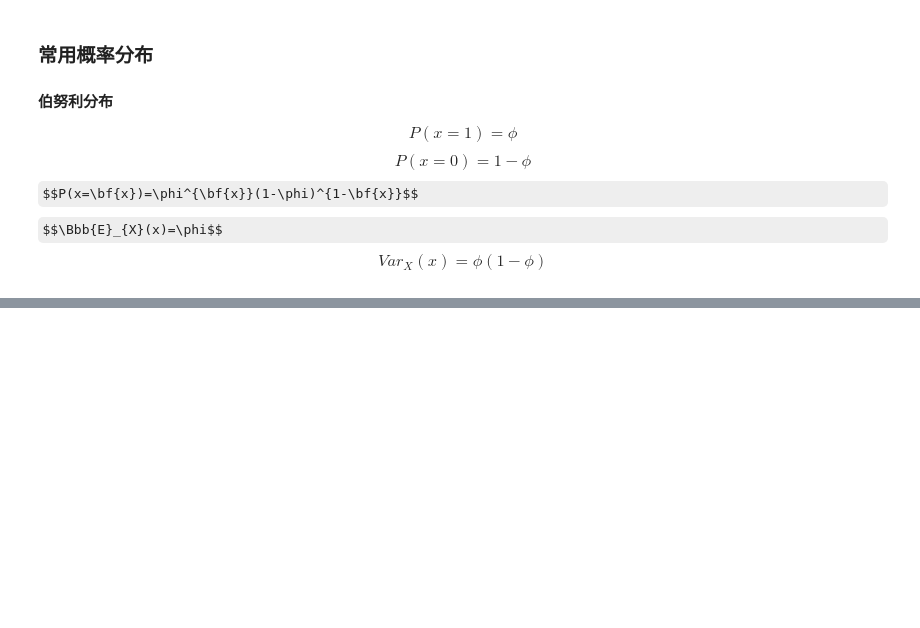
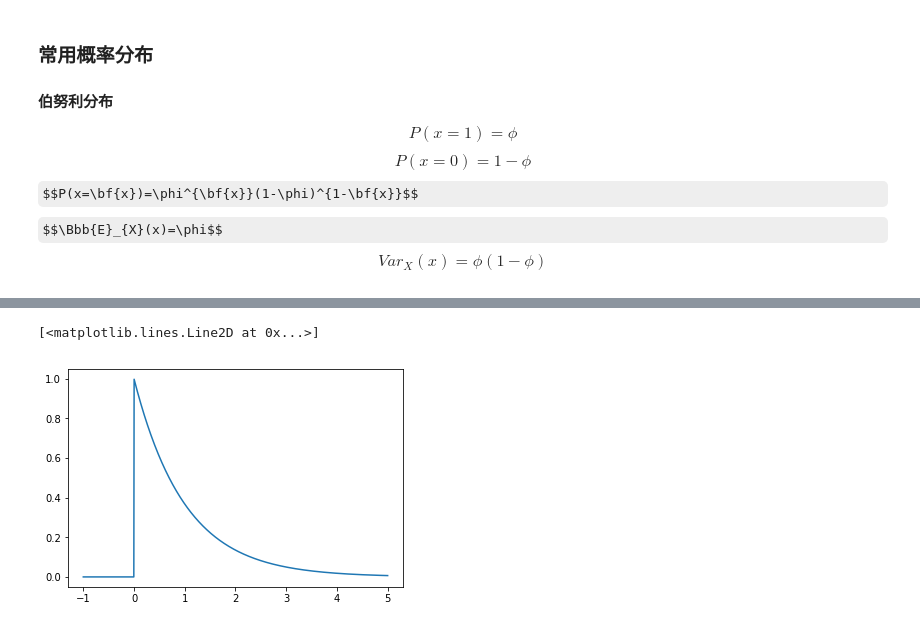
Before and after one commit to wangyingsm/tech-blog, a Jupyter notebook: notes/DLBible/episode2.ipynb, the cells around one changed output, grey strips where cells are left out. Drawn from its saved outputs; the diff is of its cells as text; code cells hidden in the pictures; some formulas as TeX source; blank space fills up the shorter version.

```diff
--- a/notes/DLBible/episode2.ipynb
+++ b/notes/DLBible/episode2.ipynb
@@ -56,0 +96,14 @@ $$Var_{X}(x)=\phi(1-\phi)$$
+# %%
+# 指数分布
+import numpy as np
+import math
+from matplotlib import pyplot as plt
+def exponent_distribution(x, lam):
+    return lam*np.int8(x>=0)*np.exp(-lam*x)
+
+x = np.linspace(-1, 5, 1001)
+y = exponent_distribution(x, 1)
+plt.plot(x, y)
+# %% [output]
+[<matplotlib.lines.Line2D at 0x...>]
+[figure, added]
```
Also changed, not shown: parts of 8 cells of this notebook.
